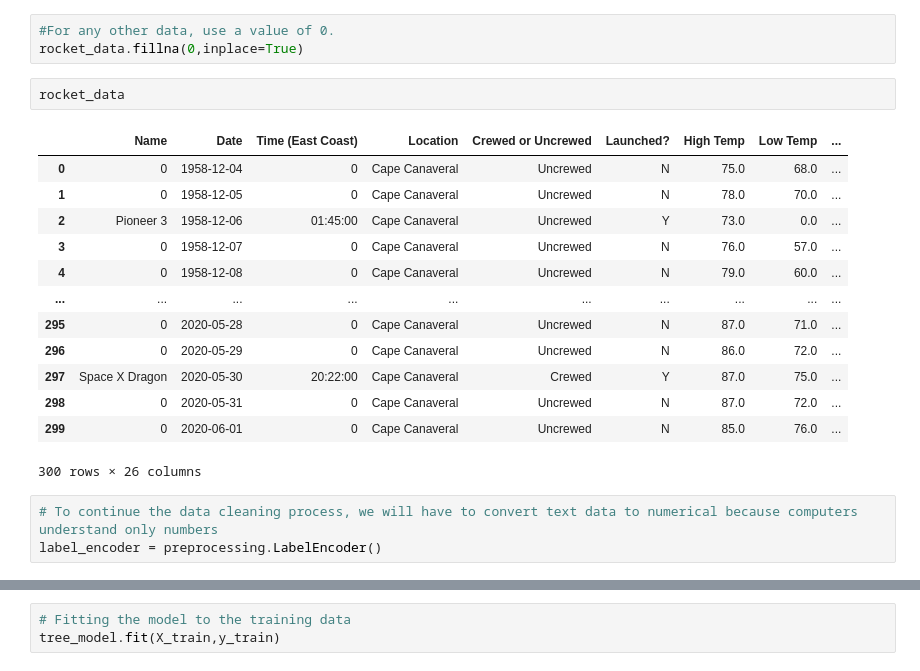
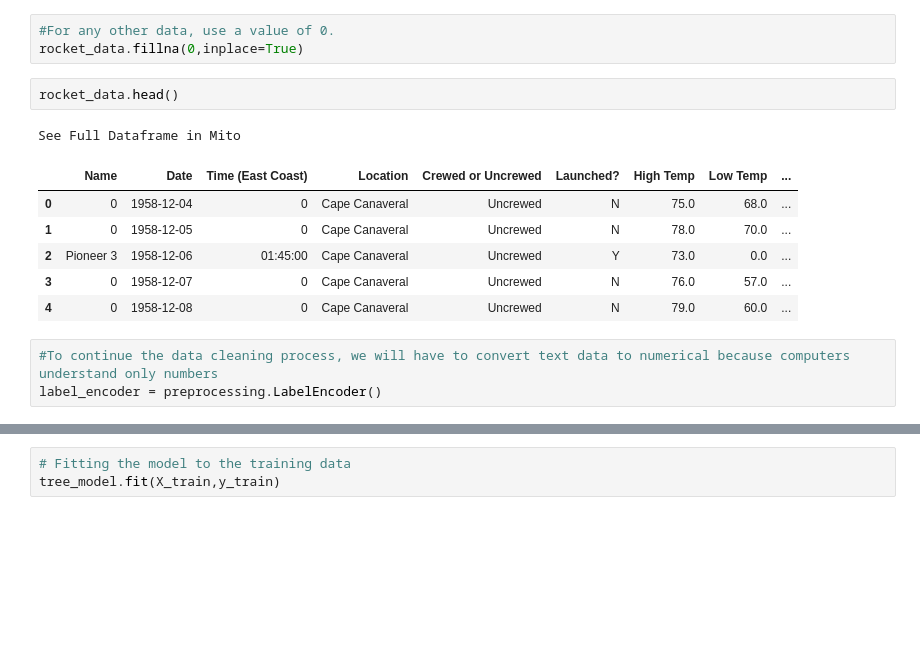
Before and after one commit to Ernestcollins15/RocketLaunchReccomender, a Jupyter notebook: ml.ipynb, the cells around one changed output, grey strips where cells are left out. Drawn from its saved outputs; the diff is of its cells as text; blank space fills up the shorter version.

```diff
--- a/ml.ipynb
+++ b/ml.ipynb
@@ -107,23 +131,17 @@ rocket_data['Condition'].fillna('Fair',inplace=True)
 #For any other data, use a value of 0.
 rocket_data.fillna(0,inplace=True)
 # %%
-rocket_data
+rocket_data.head()
 # %% [output]
+See Full Dataframe in Mito
 |  | Name | Date | Time (East Coast) | Location | Crewed or Uncrewed | Launched? | High Temp | Low Temp | ... |
 | 0 | 0 | 1958-12-04 | 0 | Cape Canaveral | Uncrewed | N | 75.0 | 68.0 | ... |
 | 1 | 0 | 1958-12-05 | 0 | Cape Canaveral | Uncrewed | N | 78.0 | 70.0 | ... |
 | 2 | Pioneer 3 | 1958-12-06 | 01:45:00 | Cape Canaveral | Uncrewed | Y | 73.0 | 0.0 | ... |
 | 3 | 0 | 1958-12-07 | 0 | Cape Canaveral | Uncrewed | N | 76.0 | 57.0 | ... |
 | 4 | 0 | 1958-12-08 | 0 | Cape Canaveral | Uncrewed | N | 79.0 | 60.0 | ... |
-| ... | ... | ... | ... | ... | ... | ... | ... | ... | ... |
-| 295 | 0 | 2020-05-28 | 0 | Cape Canaveral | Uncrewed | N | 87.0 | 71.0 | ... |
-| 296 | 0 | 2020-05-29 | 0 | Cape Canaveral | Uncrewed | N | 86.0 | 72.0 | ... |
-| 297 | Space X Dragon | 2020-05-30 | 20:22:00 | Cape Canaveral | Crewed | Y | 87.0 | 75.0 | ... |
-| 298 | 0 | 2020-05-31 | 0 | Cape Canaveral | Uncrewed | N | 87.0 | 72.0 | ... |
-| 299 | 0 | 2020-06-01 | 0 | Cape Canaveral | Uncrewed | N | 85.0 | 76.0 | ... |
-300 rows × 26 columns
 # %%
-# To continue the data cleaning process, we will have to convert text data to numerical because computers understand only numbers
+#To continue the data cleaning process, we will have to convert text data to numerical because computers understand only numbers
 label_encoder = preprocessing.LabelEncoder()
 # %%
 # Three columns have categorical text info, and we convert them to numbers
```
Also changed, not shown: parts of 21 cells of this notebook.
